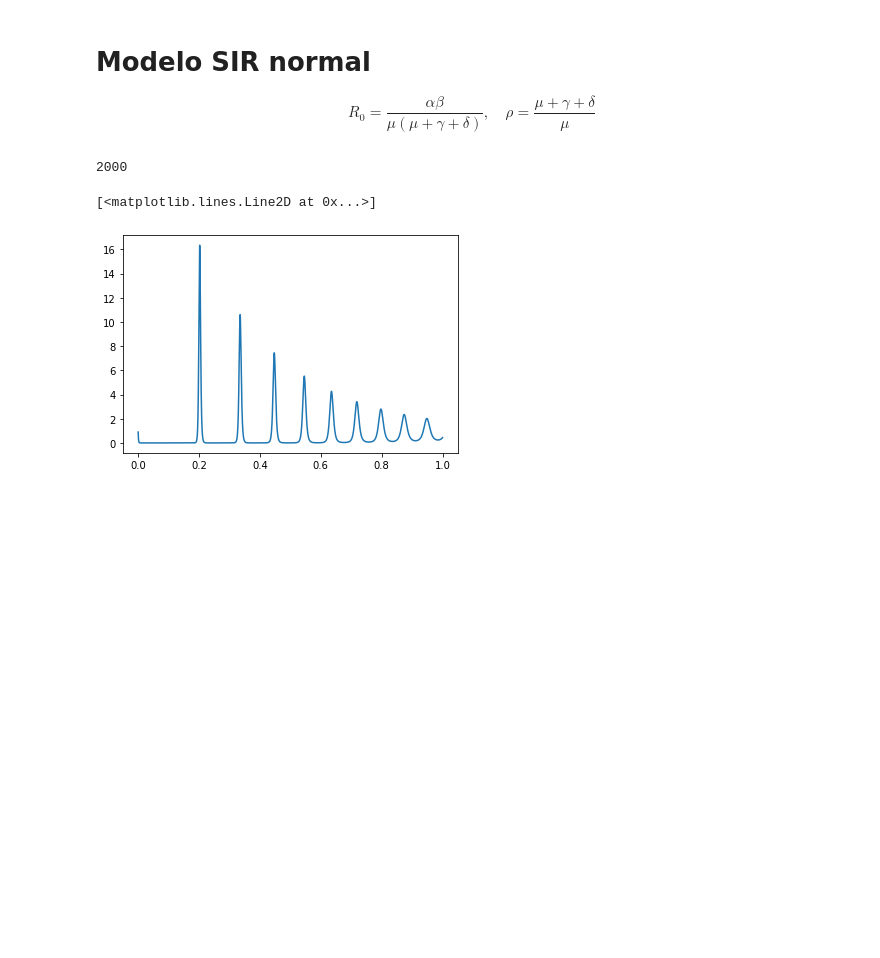
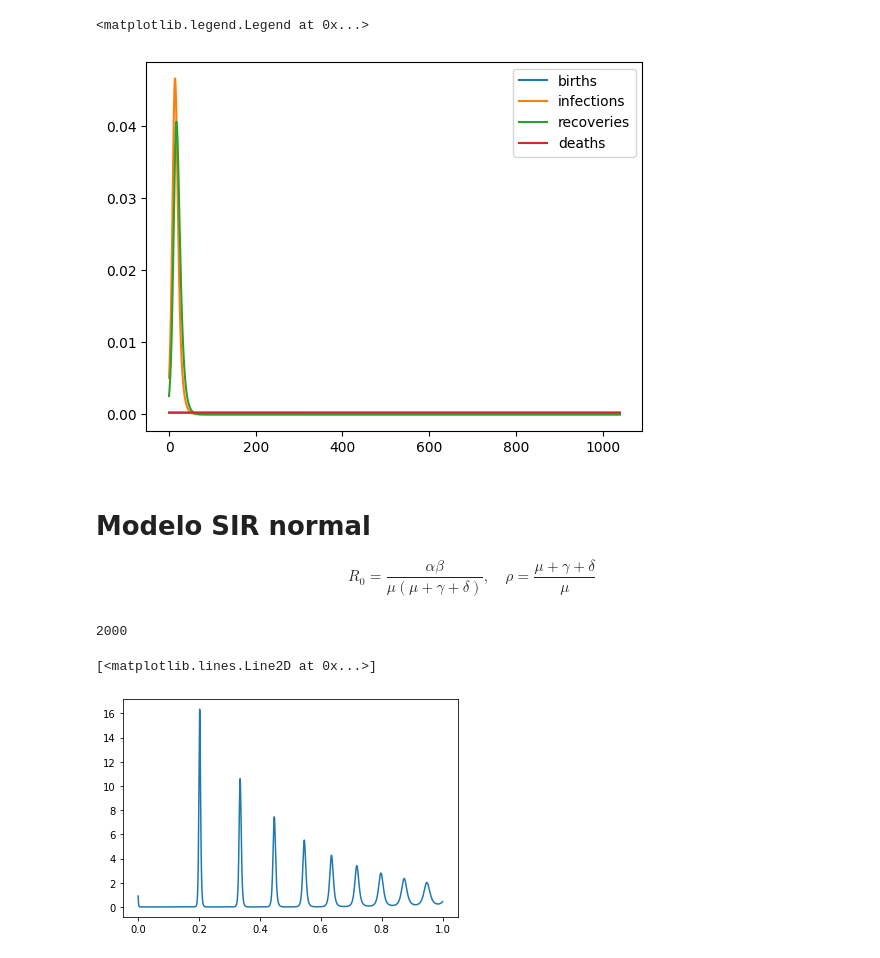
Before and after one commit to moises-santillan/MathematicalBiology, a Jupyter notebook: code/Python/SIR_Model.ipynb, the cells around one changed output. Saved outputs shown, nothing was run; the diff lists cells and outputs as text; code cells hidden in the pictures; blank space fills up the shorter version.

```diff
--- a/code/Python/SIR_Model.ipynb
+++ b/code/Python/SIR_Model.ipynb
@@ -38,3 +35,12 @@ array([ 2.17115321e-01, -1.07947052e-10,  7.82884679e-01])
+# %%
+plt.plot(t, alpha*np.ones(len(t)), label="births")
+plt.plot(t, beta*u[:,0]*u[:,1], label="infections")
+plt.plot(t, gamma*u[:,1], label="recoveries")
+plt.plot(t, mu*np.sum(u, axis=1), label="deaths")
+plt.legend()
+# %% [output]
+<matplotlib.legend.Legend at 0x...>
+[figure, added]
 # %%
 def SIR(u, t, R0, rho):
     du = np.zeros(2)
```
Also changed, not shown: parts of 3 cells of this notebook.
